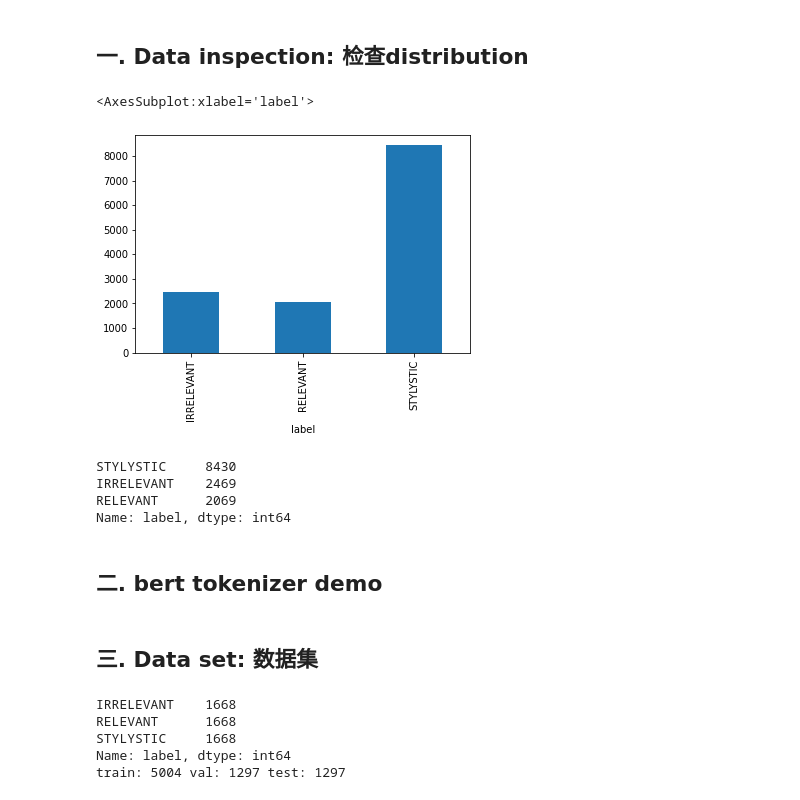
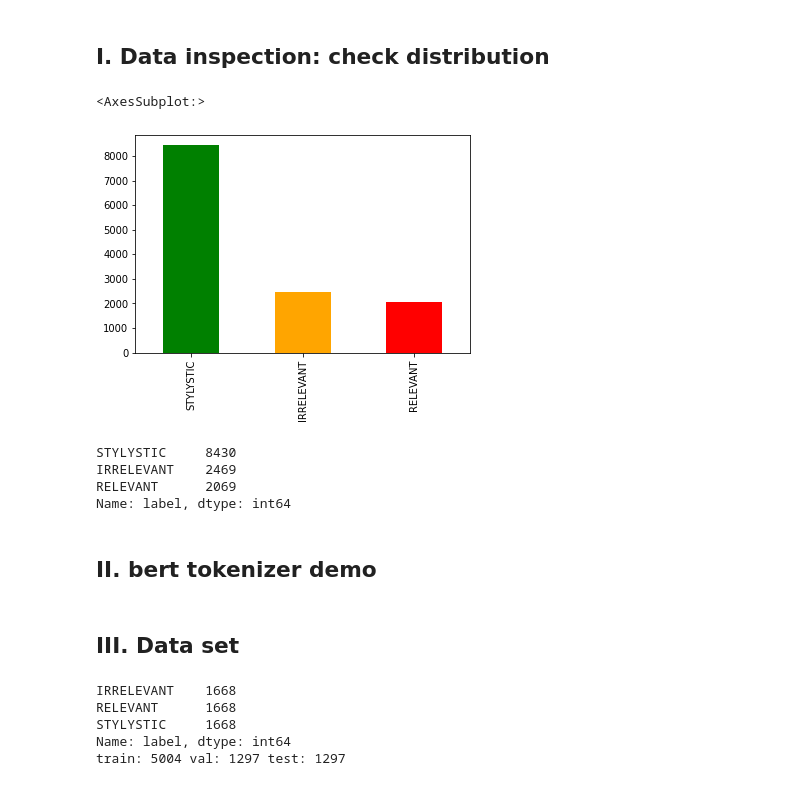
Before and after one commit to coollx/Relevant-Difference-Detector-for-Legal-Text, a Jupyter notebook: relevant_difference_detection/diffrence_detector_bert.ipynb, the cells around one changed output. Drawn from its saved outputs; the diff is of its cells as text; code cells hidden in the pictures.

```diff
--- a/relevant_difference_detection/diffrence_detector_bert.ipynb
+++ b/relevant_difference_detection/diffrence_detector_bert.ipynb
@@ -13,14 +13,15 @@ logging.set_verbosity_error()
 import warnings
 warnings.filterwarnings('ignore')
 # %% [markdown]
-## 一. Data inspection: 检查distribution
+## I. Data inspection: check distribution
 # %%
 datapath = '../generated_data/similar_sentences_large.xlsx'
 df = pd.read_excel(datapath)
-df.groupby(['label']).size().plot.bar()
+#plot the distribution of the labels with different colors
+df['label'].value_counts().plot(kind='bar', color=['green', 'orange', 'red'])
 # %% [output]
-<AxesSubplot:xlabel='label'>
+<AxesSubplot:>
-[figure, old version]
+[figure, new version]
 # %%
 df['label'].value_counts()
 # %% [output]
@@ -29,7 +30,7 @@ IRRELEVANT    2469
 RELEVANT      2069
 Name: label, dtype: int64
 # %% [markdown]
-## 二. bert tokenizer demo
+## II. bert tokenizer demo
 # %%
 from transformers import BertTokenizer
 from transformers import RobertaTokenizer
@@ -42,7 +43,7 @@ bert_input = tokenizer(example_text, example_text ,padding='max_length', max_len
 example_text = tokenizer.decode(bert_input.input_ids[0])
 example_text
 # %% [markdown]
-## 三. Data set: 数据集
+## III. Data set
 # %%
 train_dataloader, val_dataloader, test_dataloader = get_dataloader(df, tokenizer='bert-base-cased')
 # %% [output]
```
Also changed, not shown: parts of 13 cells of this notebook, 2 other files.
